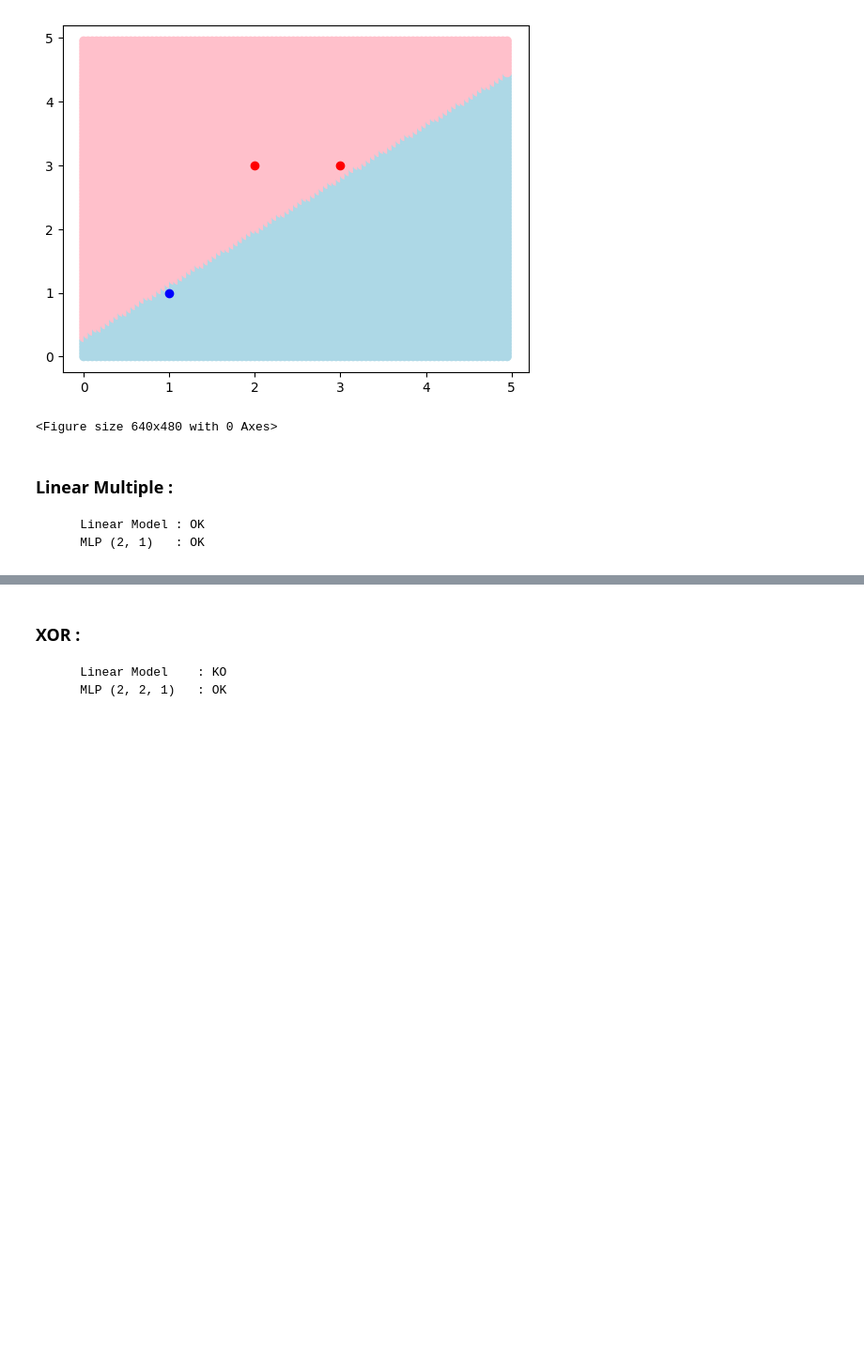
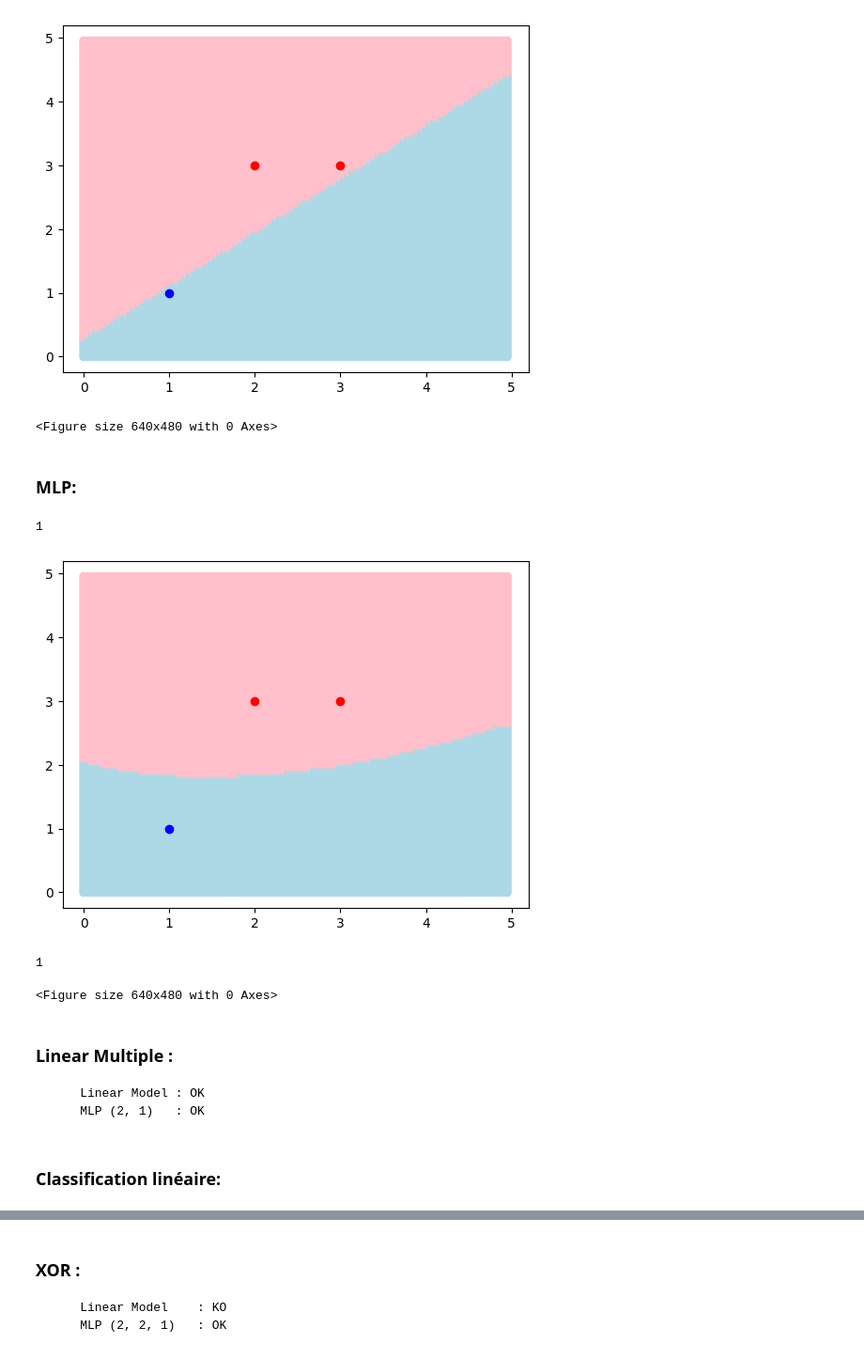
Before and after one commit to FrancoisLGRND/PA2025, a Jupyter notebook: [Notebook] Cas de tests.ipynb, the cells around one changed output, grey strips where cells are left out. Shown at 94% size. Drawn from its saved outputs; the diff is of its cells as text; code cells hidden in the pictures; blank space fills up the shorter version.

Commit message:
MLP appliqué au cas de test de classification

```diff
--- a/[Notebook] Cas de tests.ipynb
+++ b/[Notebook] Cas de tests.ipynb
@@ -72,7 +96,7 @@ for x in np.arange(0, 5, 5.0/ 100.0):
   for y in np.arange(0, 5, 5.0/100.0):
     point = np.array([x, y], dtype=np.float32)
     point_predicted.append(point)
-    predicted_colors.append('lightblue' if lib.predict_linear_model(model, point.ctypes.data_as(ctypes.POINTER(ctypes.c_float))) == 1.0 else 'pink')
+    predicted_colors.append('lightblue' if lin.predict_linear_model(model, point.ctypes.data_as(ctypes.POINTER(ctypes.c_float))) == 1.0 else 'pink')
 point_predicted = np.array(point_predicted)
 
 plt.scatter(point_predicted[:, 0], point_predicted[:, 1], c=predicted_colors)
@@ -80,10 +104,56 @@ plt.scatter(X[0, 0], X[0, 1], c='blue')
 plt.scatter(X[1:3, 0], X[1:3, 1], c='red')
 plt.show()
 plt.clf()
-lib.release_linear_model(model)
+lin.release_linear_model(model)
 # %% [output]
 [figure]
 <Figure size 640x480 with 0 Axes>
+# %% [markdown]
+###  MLP:
+# %%
+layer_sizes = [2, 6, 1]  # input=2, hidden=6, output=1
+layer_array = (ctypes.c_int * len(layer_sizes))(*layer_sizes)
+model = mlp.create_mlp_model(layer_array, len(layer_sizes) - 1)
+# %%
+X = X.astype(np.float32)
+Y = Y.astype(np.float32)
+X_flat = X.flatten()
+X_c = X_flat.ctypes.data_as(ctypes.POINTER(ctypes.c_float))
+Y_c = Y.ctypes.data_as(ctypes.POINTER(ctypes.c_float))
+
+epochs = 1000
+learning_rate = 0.03
+batch_size = len(Y)
+
+mlp.train_mlp_model(model, X_c, Y_c, epochs, learning_rate, batch_size, True)
+# %% [output]
+1
+# %%
+
+predicted_colors = []
+point_predicted = []
+
+for x in np.arange(0, 5, 5.0 / 100.0):
+    for y in np.arange(0, 5, 5.0 / 100.0):
+        point = np.array([x, y], dtype=np.float32)
+        output_ptr = mlp.predict_mlp_model(model, point.ctypes.data_as(ctypes.POINTER(ctypes.c_float)), True)
+        output = output_ptr[0]
+        predicted_colors.append('lightblue' if output > 0 else 'pink')
+        point_predicted.append(point)
+
+point_predicted = np.array(point_predicted)
+
+# Affichage
+plt.scatter(point_predicted[:, 0], point_predicted[:, 1], c=predicted_colors)
+plt.scatter(X[0, 0], X[0, 1], c='blue')
+plt.scatter(X[1:, 0], X[1:, 1], c='red')
+plt.show()
+plt.clf()
+mlp.release_mlp_model(model)
+# %% [output]
+[figure, added]
+1
+<Figure size 640x480 with 0 Axes>
 # %% [markdown]
 ### Linear Multiple :
         Linear Model : OK
@@ -91,4 +161,6 @@ lib.release_linear_model(model)
 # %%
 X = np.concatenate([np.random.random((50,2)) * 0.9 + np.array([1, 1]), np.random.random((50,2)) * 0.9 + np.array([2, 2])])
 Y = np.concatenate([np.ones((50, 1)), np.ones((50, 1)) * -1.0])
+# %% [markdown]
+###  Classification linéaire:
 # %%
```
Also changed, not shown: parts of 26 cells of this notebook, 5 other files.
